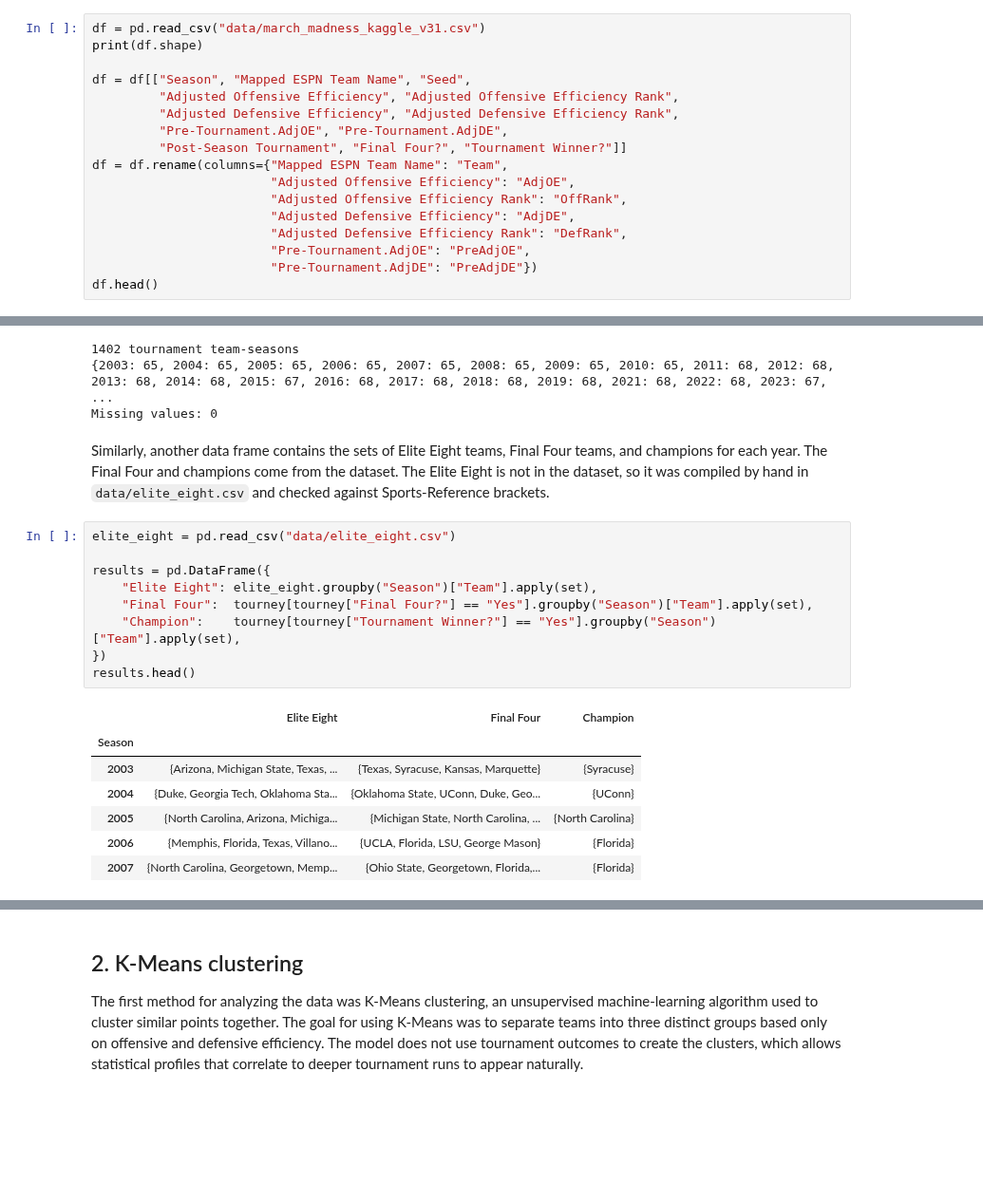
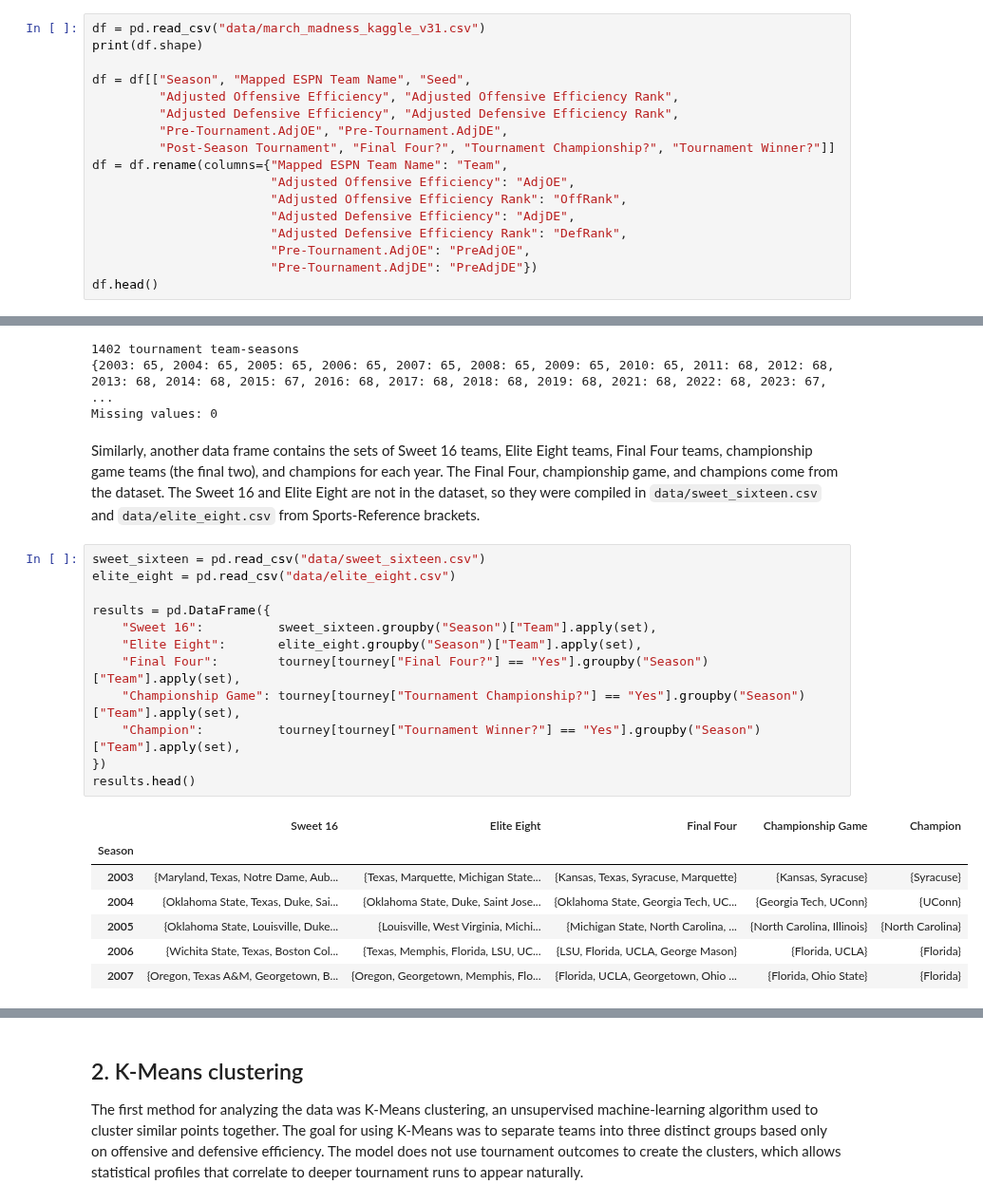
Before and after one commit to ColeDiGregorio/march-madness-analysis, a Jupyter notebook: march_madness.ipynb, the cells around one changed output, grey strips where cells are left out. Shown at 95% size. Drawn from its saved outputs; the diff is of its cells as text; blank space fills up the shorter version.

```diff
--- a/march_madness.ipynb
+++ b/march_madness.ipynb
@@ -46,7 +47,7 @@ df = df[["Season", "Mapped ESPN Team Name", "Seed",
          "Adjusted Offensive Efficiency", "Adjusted Offensive Efficiency Rank",
          "Adjusted Defensive Efficiency", "Adjusted Defensive Efficiency Rank",
          "Pre-Tournament.AdjOE", "Pre-Tournament.AdjDE",
-         "Post-Season Tournament", "Final Four?", "Tournament Winner?"]]
+         "Post-Season Tournament", "Final Four?", "Tournament Championship?", "Tournament Winner?"]]
 df = df.rename(columns={"Mapped ESPN Team Name": "Team",
                         "Adjusted Offensive Efficiency": "AdjOE",
                         "Adjusted Offensive Efficiency Rank": "OffRank",
@@ -93,25 +94,29 @@ print("Missing values:", tourney[["AdjOE", "AdjDE"]].isna().sum().sum())
 {2003: 65, 2004: 65, 2005: 65, 2006: 65, 2007: 65, 2008: 65, 2009: 65, 2010: 65, 2011: 68, 2012: 68, 2013: 68, 2014: 68, 2015: 67, 2016: 68, 2017: 68, 2018: 68, 2019: 68, 2021: 68, 2022: 68, 2023: 67, ...
 Missing values: 0
 # %% [markdown]
-Similarly, another data frame contains the sets of Elite Eight teams, Final Four teams, and champions for each
-year. The Final Four and champions come from the dataset. The Elite Eight is not in the dataset, so it was
-compiled by hand in `data/elite_eight.csv` and checked against Sports-Reference brackets.
+Similarly, another data frame contains the sets of Sweet 16 teams, Elite Eight teams, Final Four teams,
+championship game teams (the final two), and champions for each year. The Final Four, championship game, and
+champions come from the dataset. The Sweet 16 and Elite Eight are not in the dataset, so they were compiled in
+`data/sweet_sixteen.csv` and `data/elite_eight.csv` from Sports-Reference brackets.
 # %%
+sweet_sixteen = pd.read_csv("data/sweet_sixteen.csv")
 elite_eight = pd.read_csv("data/elite_eight.csv")
 
 results = pd.DataFrame({
-    "Elite Eight": elite_eight.groupby("Season")["Team"].apply(set),
-    "Final Four":  tourney[tourney["Final Four?"] == "Yes"].groupby("Season")["Team"].apply(set),
-    "Champion":    tourney[tourney["Tournament Winner?"] == "Yes"].groupby("Season")["Team"].apply(set),
+    "Sweet 16":          sweet_sixteen.groupby("Season")["Team"].apply(set),
+    "Elite Eight":       elite_eight.groupby("Season")["Team"].apply(set),
+    "Final Four":        tourney[tourney["Final Four?"] == "Yes"].groupby("Season")["Team"].apply(set),
+    "Championship Game": tourney[tourney["Tournament Championship?"] == "Yes"].groupby("Season")["Team"].apply(set),
+    "Champion":          tourney[tourney["Tournament Winner?"] == "Yes"].groupby("Season")["Team"].apply(set),
 })
 results.head()
 # %% [output]
-|  | Elite Eight | Final Four | Champion |
-| Season |  |  |  |
-| 2003 | {Arizona, Michigan State, Texas, ... | {Texas, Syracuse, Kansas, Marquette} | {Syracuse} |
-| 2004 | {Duke, Georgia Tech, Oklahoma Sta... | {Oklahoma State, UConn, Duke, Geo... | {UConn} |
-| 2005 | {North Carolina, Arizona, Michiga... | {Michigan State, North Carolina, ... | {North Carolina} |
-| 2006 | {Memphis, Florida, Texas, Villano... | {UCLA, Florida, LSU, George Mason} | {Florida} |
-| 2007 | {North Carolina, Georgetown, Memp... | {Ohio State, Georgetown, Florida,... | {Florida} |
+|  | Sweet 16 | Elite Eight | Final Four | Championship Game | Champion |
+| Season |  |  |  |  |  |
+| 2003 | {Maryland, Texas, Notre Dame, Aub... | {Texas, Marquette, Michigan State... | {Kansas, Texas, Syracuse, Marquette} | {Kansas, Syracuse} | {Syracuse} |
+| 2004 | {Oklahoma State, Texas, Duke, Sai... | {Oklahoma State, Duke, Saint Jose... | {Oklahoma State, Georgia Tech, UC... | {Georgia Tech, UConn} | {UConn} |
+| 2005 | {Oklahoma State, Louisville, Duke... | {Louisville, West Virginia, Michi... | {Michigan State, North Carolina, ... | {North Carolina, Illinois} | {North Carolina} |
+| 2006 | {Wichita State, Texas, Boston Col... | {Texas, Memphis, Florida, LSU, UC... | {LSU, Florida, UCLA, George Mason} | {Florida, UCLA} | {Florida} |
+| 2007 | {Oregon, Texas A&M, Georgetown, B... | {Oregon, Georgetown, Memphis, Flo... | {Florida, UCLA, Georgetown, Ohio ... | {Florida, Ohio State} | {Florida} |
 # %%
 # 1/0 target columns: did this team reach each round?
```
Also changed, not shown: parts of 65 cells of this notebook, 12 other files.
